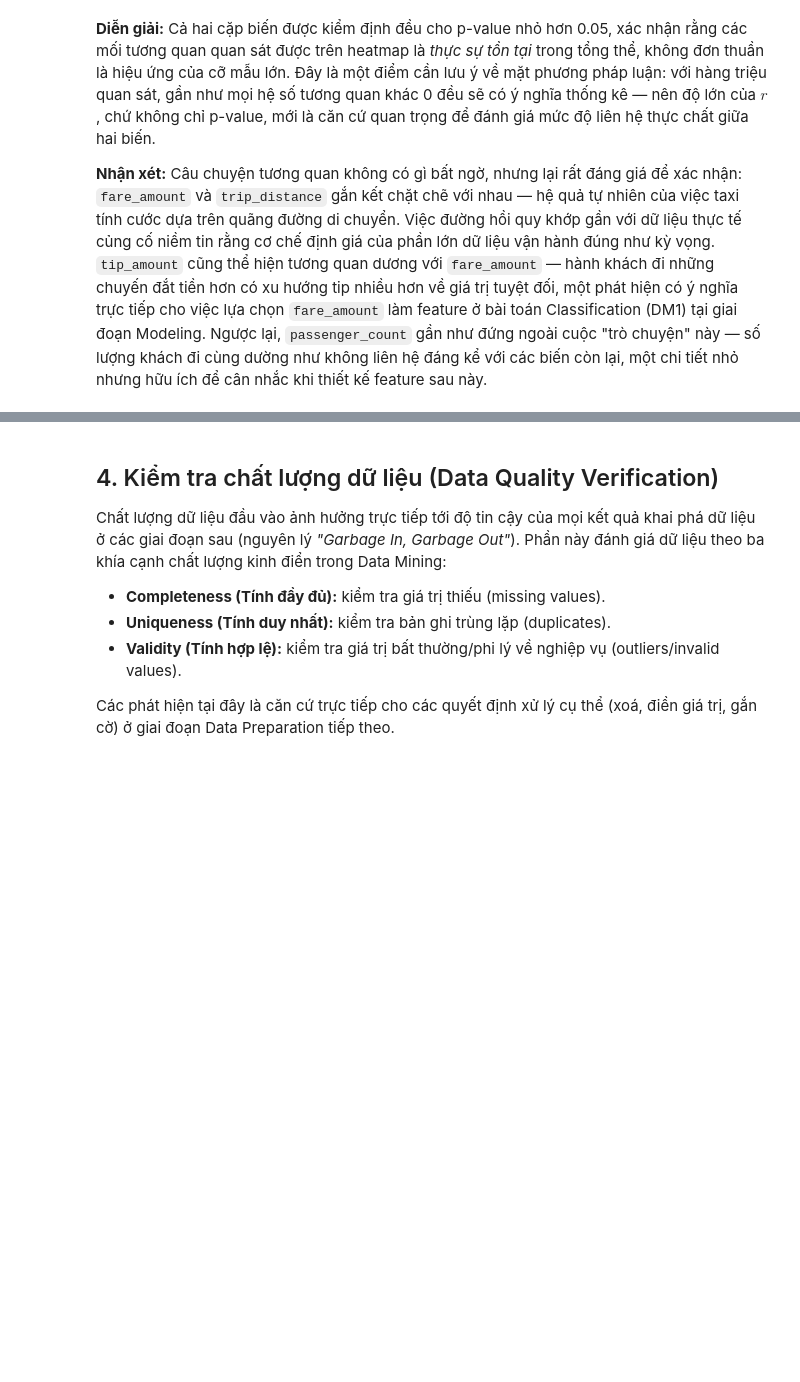
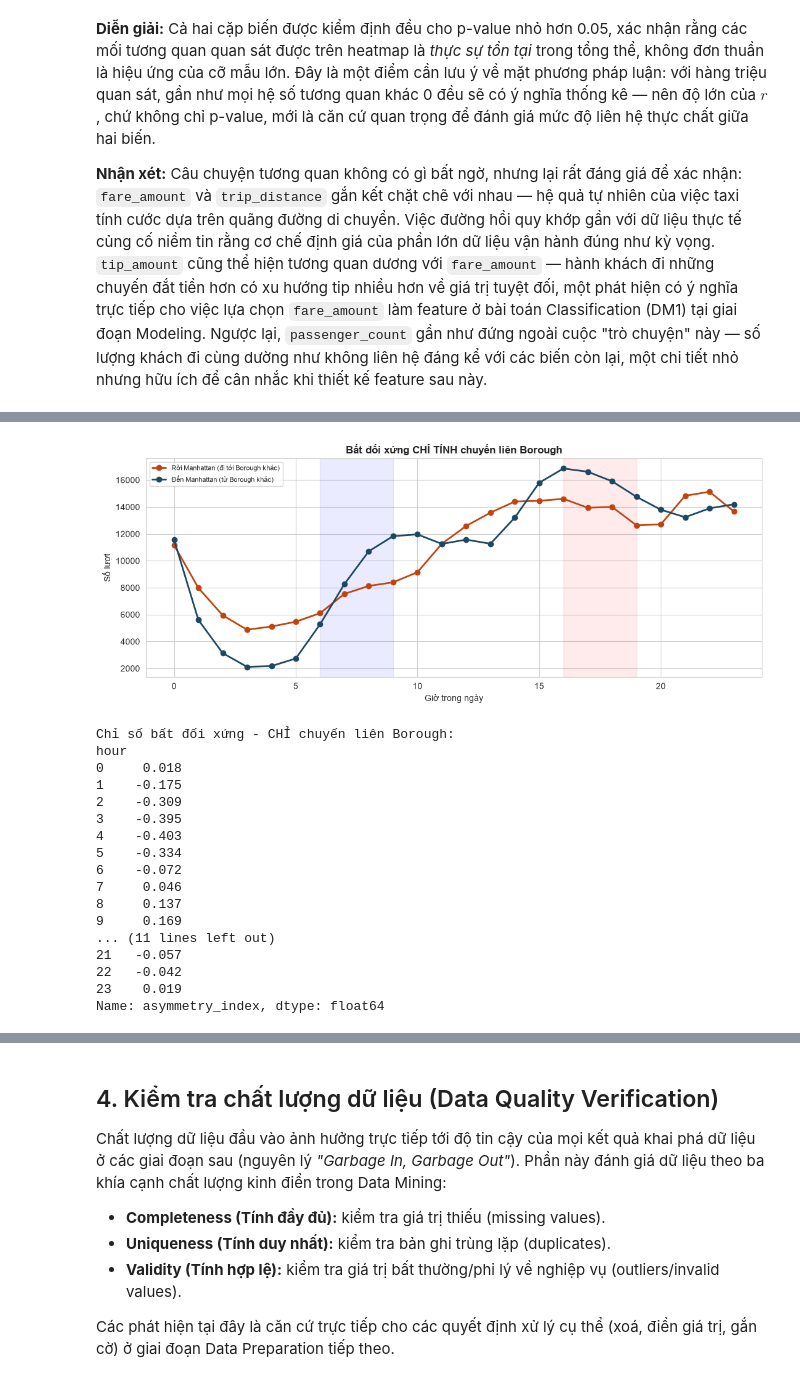
Before and after one commit to NgoTuanTuns/NYC-taxi_Data-Mining, a Jupyter notebook: Data_Understanding.ipynb, the cells around one changed output, grey strips where cells are left out. Saved outputs shown, nothing was run; the diff lists cells and outputs as text; code cells hidden in the pictures; blank space fills up the shorter version.

```diff
--- a/Data_Understanding.ipynb
+++ b/Data_Understanding.ipynb
@@ -416,0 +515,50 @@ plt.show()
+# %%
+# Chỉ giữ chuyến LIÊN Borough (khác Manhattan <-> Manhattan) để cô lập tín hiệu commuting
+inter_borough = df[
+    ((df["pickup_borough"] == "Manhattan") & (df["dropoff_borough"] != "Manhattan")) |
+    ((df["dropoff_borough"] == "Manhattan") & (df["pickup_borough"] != "Manhattan"))
+].copy()
+
+pickup_inter = inter_borough[inter_borough["pickup_borough"] == "Manhattan"].groupby("pickup_hour").size()
+dropoff_inter = inter_borough[inter_borough["dropoff_borough"] == "Manhattan"].groupby(
+    inter_borough["tpep_dropoff_datetime"].dt.hour
+).size()
+pickup_inter.index.name = "hour"
+dropoff_inter.index.name = "hour"
+
+fig, ax = plt.subplots(figsize=(11, 4.5))
+ax.plot(pickup_inter.index, pickup_inter.values, marker="o", linewidth=2,
+        color="#c1440e", label="Rời Manhattan (đi tới Borough khác)")
+ax.plot(dropoff_inter.index, dropoff_inter.values, marker="o", linewidth=2,
+        color="#1b4965", label="Đến Manhattan (từ Borough khác)")
+ax.set_xlabel("Giờ trong ngày")
+ax.set_ylabel("Số lượt")
+ax.set_title("Bất đối xứng CHỈ TÍNH chuyến liên Borough", fontweight="bold")
+ax.axvspan(6, 9, alpha=0.08, color="blue")
+ax.axvspan(16, 19, alpha=0.08, color="red")
+ax.legend(fontsize=8)
+plt.tight_layout()
+plt.show()
+
+asymmetry_inter = ((dropoff_inter - pickup_inter) / (dropoff_inter + pickup_inter)).rename("asymmetry_index")
+print("Chỉ số bất đối xứng - CHỈ chuyến liên Borough:")
+print(asymmetry_inter.round(3))
+# %% [output]
+[figure, added]
+Chỉ số bất đối xứng - CHỈ chuyến liên Borough:
+hour
+0     0.018
+1    -0.175
+2    -0.309
+3    -0.395
+4    -0.403
+5    -0.334
+6    -0.072
+7     0.046
+8     0.137
+9     0.169
+... (11 lines left out)
+21   -0.057
+22   -0.042
+23    0.019
+Name: asymmetry_index, dtype: float64
```
Also changed, not shown: parts of 20 cells of this notebook, 4 other files.
